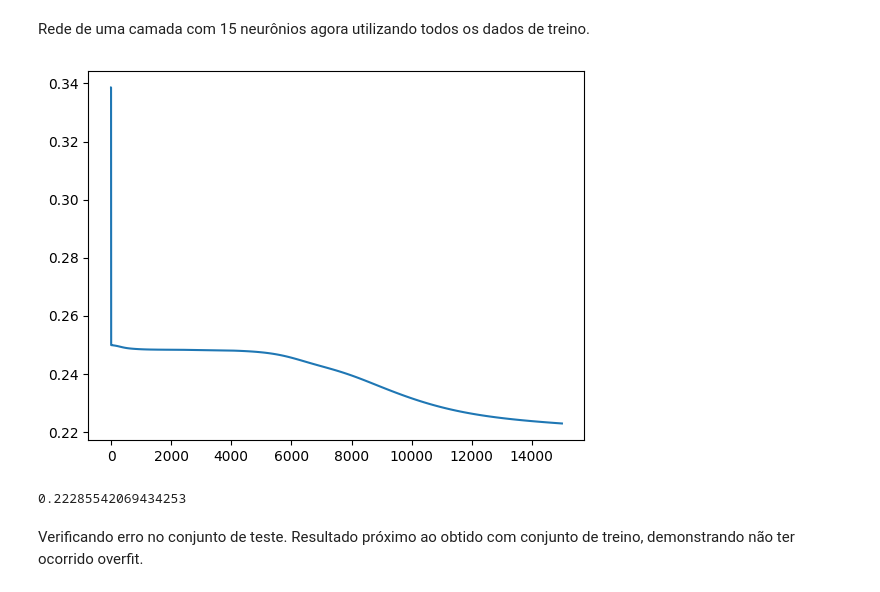
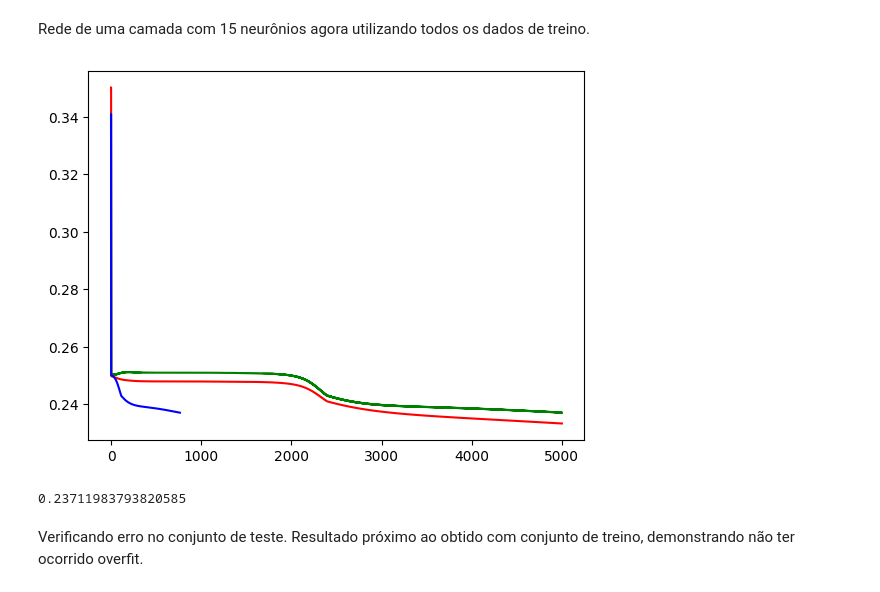
Before and after one commit to cabertoldi/SIN5016, a Jupyter notebook: notebooks/models/MLP.ipynb, the cells around one changed output. Drawn from its saved outputs; the diff is of its cells as text; code cells hidden in the pictures.

Commit message:
retreino RegLog e MLP ok com validação

```diff
--- a/notebooks/models/MLP.ipynb
+++ b/notebooks/models/MLP.ipynb
@@ -193,19 +204,17 @@ def best_params(X, y, hidden_layers, ns):
   rs = ShuffleSplit(n_splits=5, test_size=.20, random_state=42)
 
   errors = []
-  for train_index, test_index in rs.split(X, y):
+  for train_index, valid_index in rs.split(X, y):
     df_train_x = np.array([X[idx] for idx in train_index])
     df_train_y = np.array([y[idx] for idx in train_index])
 
-    df_test_x = np.array([X[idx] for idx in test_index])
-    df_test_y = np.array([y[idx] for idx in test_index])
+    df_valid_x = np.array([X[idx] for idx in valid_index])
+    df_valid_y = np.array([y[idx] for idx in valid_index])
 
-    A, B, error_train = train(df_train_x, df_train_y, hidden_layers, ns)
-    error_test = test(df_test_x, df_test_y, A, B)
+    A, B, error_valid = train(df_train_x, df_train_y, df_valid_x, df_valid_y, hidden_layers, ns)
+    print("VALID:", error_valid)
 
-    print("TRAIN:", error_train, "TEST:", error_test)
-
-    errors.append(error_test)
+    errors.append(error_valid)
 
   return np.mean(errors)
 # %%
@@ -386,7 +394,9 @@ y = np.array(y)
 # %% [markdown]
 Separando dados de treino e teste.
 # %%
-X_train, X_test, y_train, y_test = train_test_split(X, y, test_size=0.20, random_state=42)
+X_train, X_test, y_train, y_test = train_test_split(X, y, test_size=0.30, random_state=42)
+# %%
+X_train, X_valid, y_train, y_valid = train_test_split(X_train, y_train, test_size=0.20, random_state=42)
 # %% [markdown]
 Utilizando apenas dados de treino para seleção do número de neurônios para treinamneto final.
 # %%
@@ -419,13 +429,13 @@ neurons
 # %% [markdown]
 Rede de uma camada com 15 neurônios agora utilizando todos os dados de treino.
 # %%
-A, B, error_train = train(X_train, y_train, neurons, 1)
+A, B, error = train(X_train, y_train, X_valid, y_valid, neurons, 1)
 # %% [output]
-[figure, old version]
+[figure, new version]
 # %%
-error_train
+error
 # %% [output]
-0.22285542069434253
+0.23711983793820585
 # %% [markdown]
 Verificando erro no conjunto de teste.
 Resultado próximo ao obtido com conjunto de treino, demonstrando não ter ocorrido overfit.
```
Also changed, not shown: parts of 29 cells of this notebook, 1 other file.
